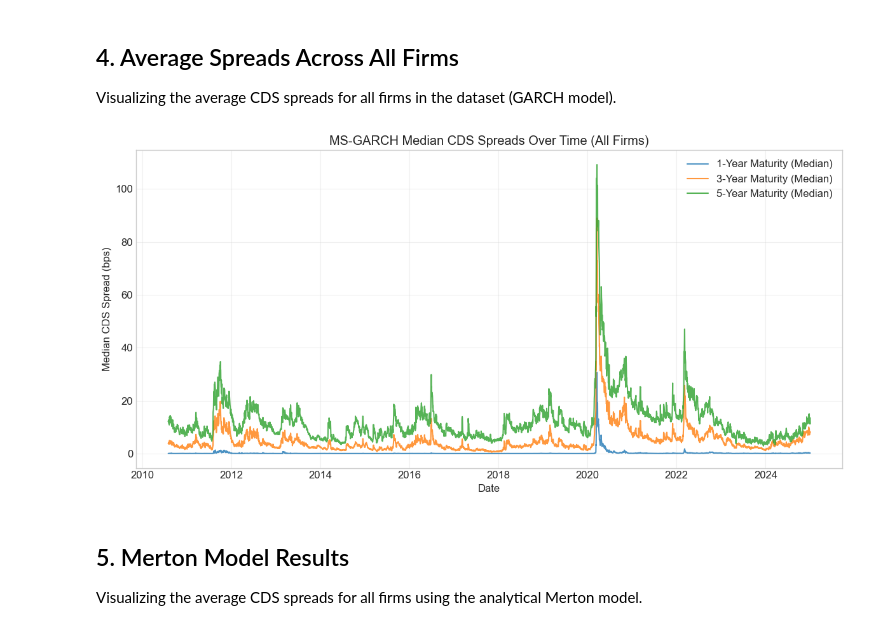
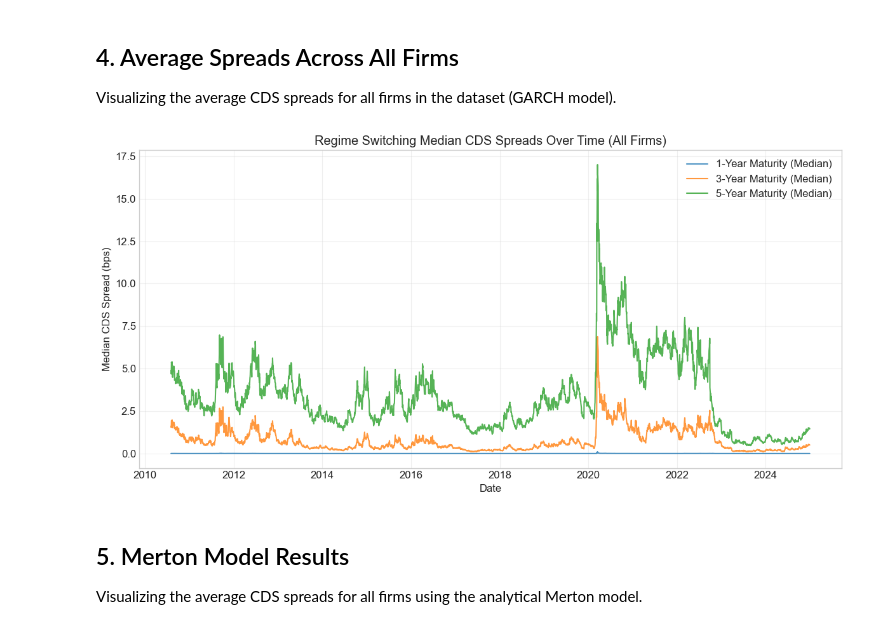
Before and after one commit to ChaseW3/Seminar-QF, a Jupyter notebook: Seminar QF/notebooks/visualize_results.ipynb, the cells around one changed output. Saved outputs shown, nothing was run; the diff lists cells and outputs as text; code cells hidden in the pictures.

```diff
--- a/Seminar QF/notebooks/visualize_results.ipynb
+++ b/Seminar QF/notebooks/visualize_results.ipynb
@@ -95,9 +95,9 @@ plotter.plot_model_comparison(gvkey=220833, maturity=5, models=['GARCH', 'Regime
 ## 4. Average Spreads Across All Firms
 Visualizing the average CDS spreads for all firms in the dataset (GARCH model).
 # %%
-plotter.plot_average_spreads_over_time('MS-GARCH', maturities=[1, 3, 5])
+plotter.plot_average_spreads_over_time('Regime Switching', maturities=[1, 3, 5])
 # %% [output]
-[figure, old version]
+[figure, new version]
 # %% [markdown]
 ## 5. Merton Model Results
 Visualizing the average CDS spreads for all firms using the analytical Merton model.
```
Also changed, not shown: parts of 3 cells of this notebook, 5 other files.
